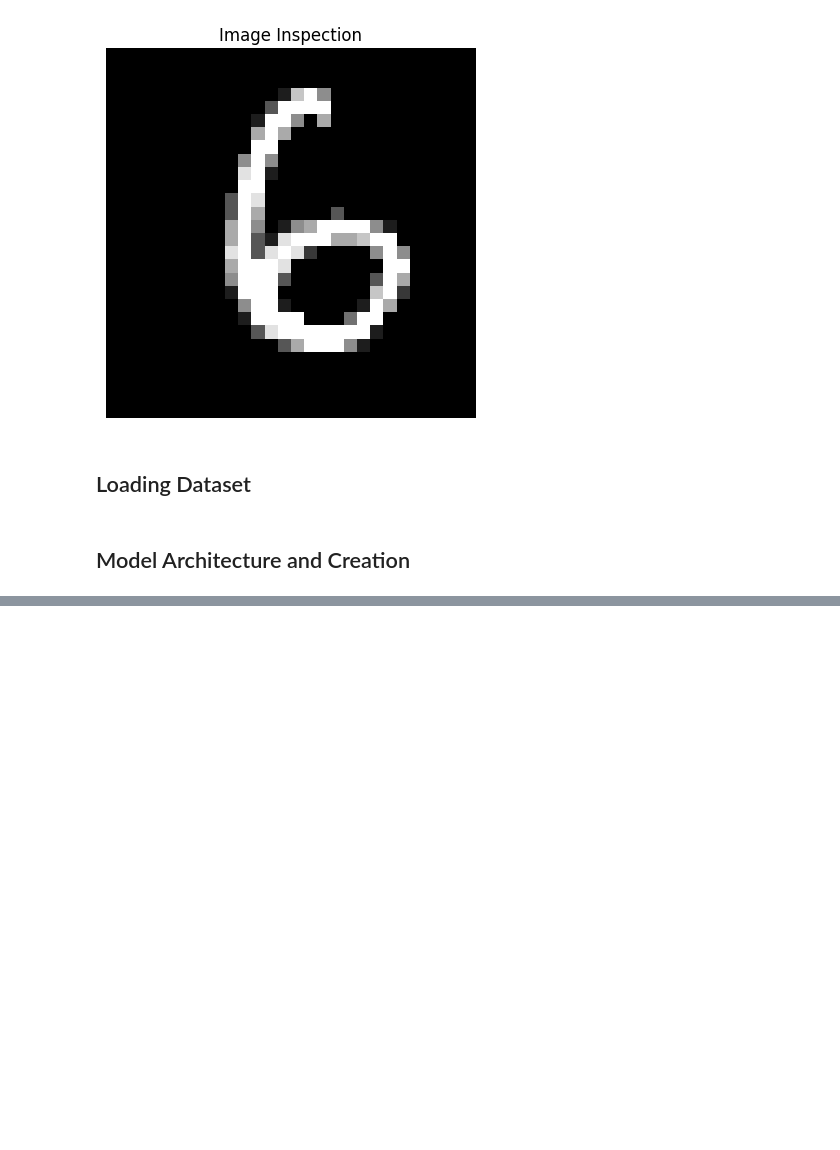
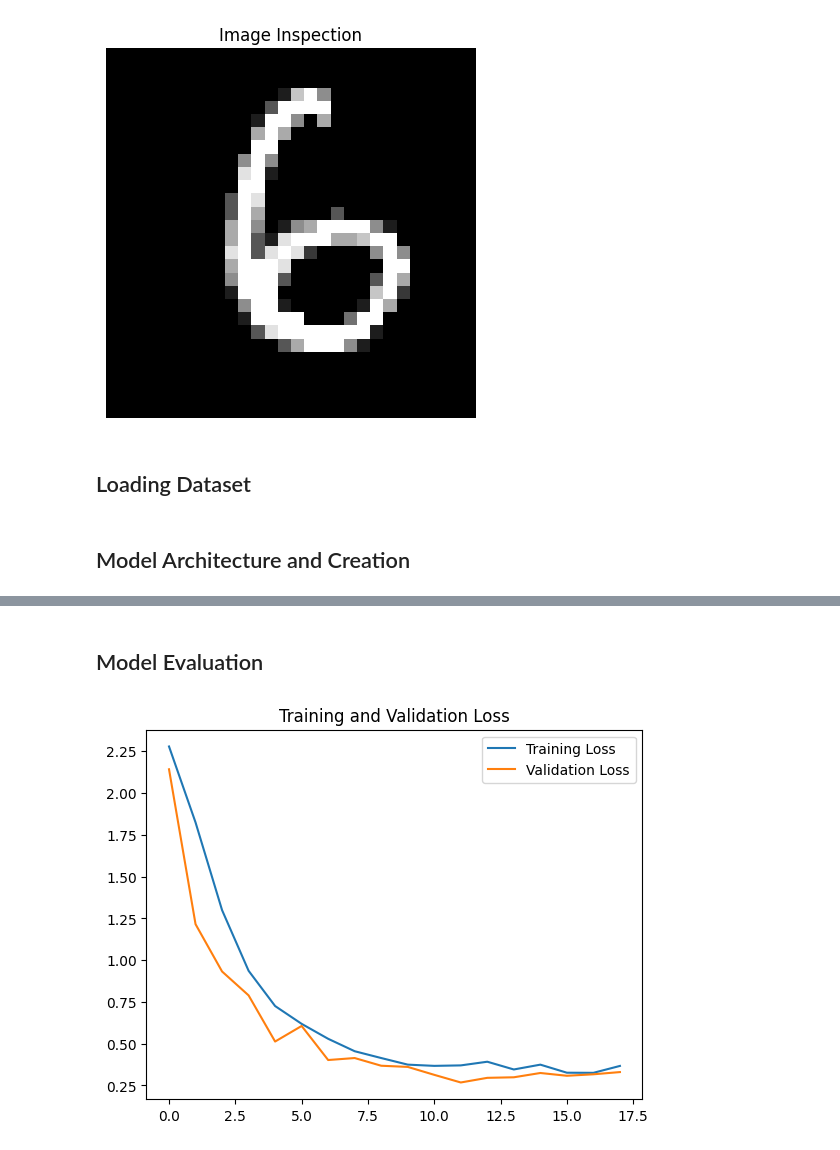
Before and after one commit to ShrDar/Digit-Prediction-Model, a Jupyter notebook: notebooks/Convolutional_Neural_Network_Pytorch.ipynb, the cells around one changed output, grey strips where cells are left out. Saved outputs shown, nothing was run; the diff lists cells and outputs as text; code cells hidden in the pictures; blank space fills up the shorter version.

Commit message:
Added: Created CNN using Pytorch in the same flow as tensorflow, Evaluation is On going

```diff
--- a/notebooks/Convolutional_Neural_Network_Pytorch.ipynb
+++ b/notebooks/Convolutional_Neural_Network_Pytorch.ipynb
@@ -23,0 +26,3 @@ from PIL import Image
+# %%
+device = torch.device("cuda" if torch.cuda.is_available() else "cpu")
+print(device)
@@ -89,0 +148,19 @@ val_loader = DataLoader(
+# %%
+model = DigitCNN().to(device)
+
+criterion = nn.CrossEntropyLoss()
+optimizer = torch.optim.Adam(model.parameters(), lr = 0.001)
+
+scheduler = torch.optim.lr_scheduler.ReduceLROnPlateau(
+    optimizer,
+    mode = "min",
+    factor = 0.5,
+    patience = 0.3,
+)
+# %%
+history = {
+    "loss": [],
+    "val_loss": [],
+    "accuracy": [],
+    "val_accuracy": []
+}
@@ -89,0 +280,12 @@ val_loader = DataLoader(
+# %% [markdown]
+## Model Evaluation
+# %%
+plt.title("Training and Validation Loss")
+
+plt.plot(history["loss"], label = "Training Loss")
+plt.plot(history['val_loss'], label = "Validation Loss")
+plt.legend()
+
+plt.show()
+# %% [output]
+[figure, added]
```
Also changed, not shown: parts of 8 cells of this notebook.
